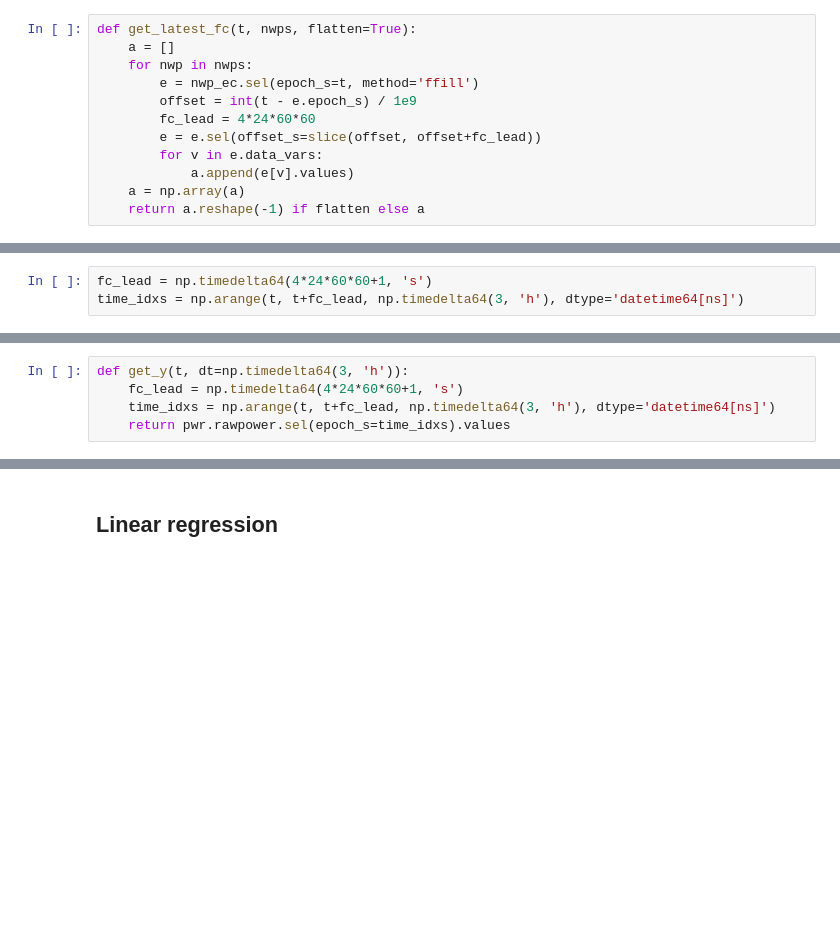
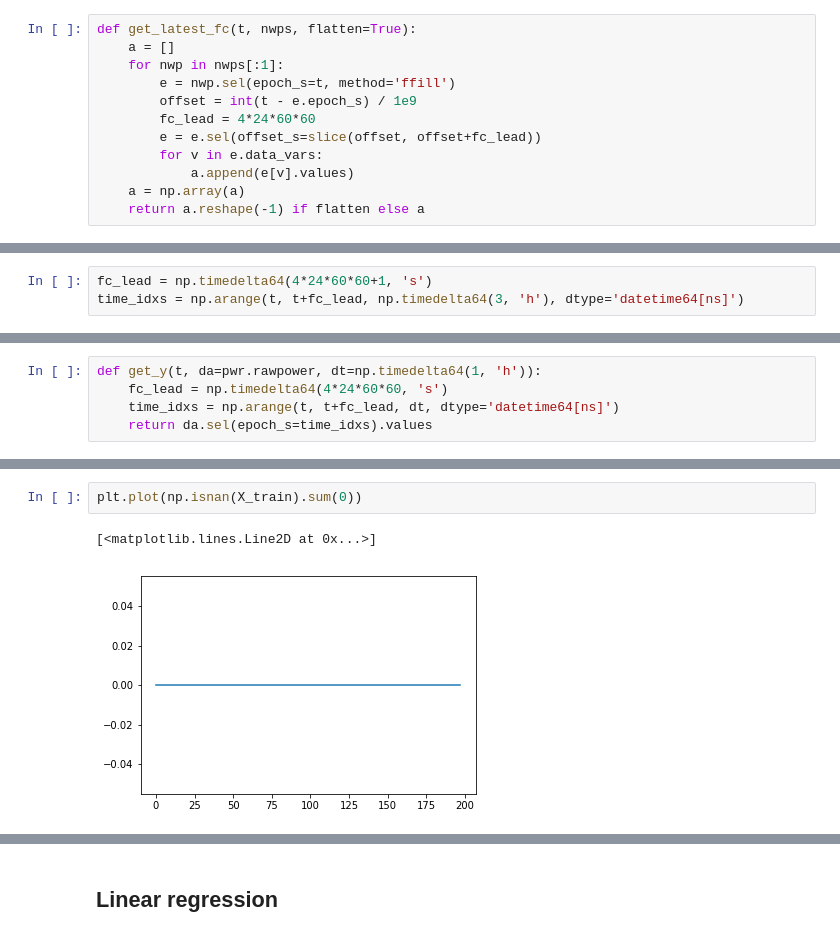
Before and after one commit to waves2weather/W2W-ML-Workshop, a Jupyter notebook: dataset2.ipynb, the cells around one changed output, grey strips where cells are left out. Cells and saved outputs as stored; diff of their text form; blank space fills up the shorter version.

```diff
--- a/dataset2.ipynb
+++ b/dataset2.ipynb
@@ -268,8 +278,8 @@ for v in e.data_vars:
 # %%
 def get_latest_fc(t, nwps, flatten=True):
     a = []
-    for nwp in nwps:
-        e = nwp_ec.sel(epoch_s=t, method='ffill')
+    for nwp in nwps[:1]:
+        e = nwp.sel(epoch_s=t, method='ffill')
         offset = int(t - e.epoch_s) / 1e9
         fc_lead = 4*24*60*60
         e = e.sel(offset_s=slice(offset, offset+fc_lead))
@@ -301,7 +311,7 @@ Attributes:
     descr:    raw normalized wind park power output
     units:    1
 # %%
-def get_y(t, dt=np.timedelta64(3, 'h')):
-    fc_lead = np.timedelta64(4*24*60*60+1, 's')
-    time_idxs = np.arange(t, t+fc_lead, np.timedelta64(3, 'h'), dtype='datetime64[ns]')
-    return pwr.rawpower.sel(epoch_s=time_idxs).values
+def get_y(t, da=pwr.rawpower, dt=np.timedelta64(1, 'h')):
+    fc_lead = np.timedelta64(4*24*60*60, 's')
+    time_idxs = np.arange(t, t+fc_lead, dt, dtype='datetime64[ns]')
+    return da.sel(epoch_s=time_idxs).values
@@ -340,0 +388,5 @@ X_train.shape, y_train.shape, X_valid.shape, y_valid.shape
+# %%
+plt.plot(np.isnan(X_train).sum(0))
+# %% [output]
+[<matplotlib.lines.Line2D at 0x...>]
+[figure, added]
```
Also changed, not shown: parts of 86 cells of this notebook, 4 other files.
